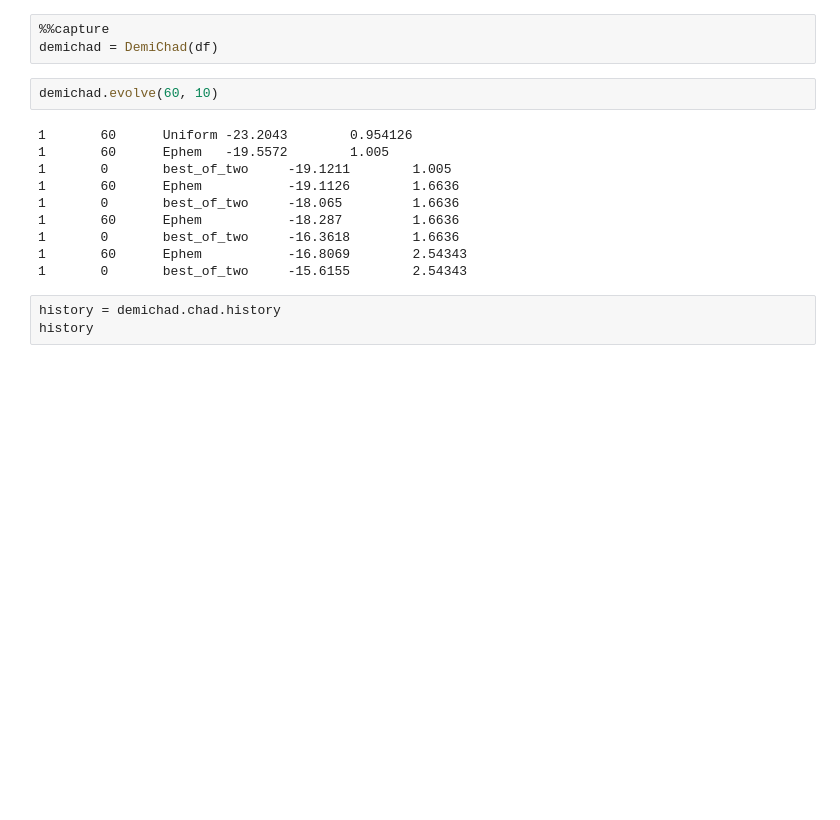
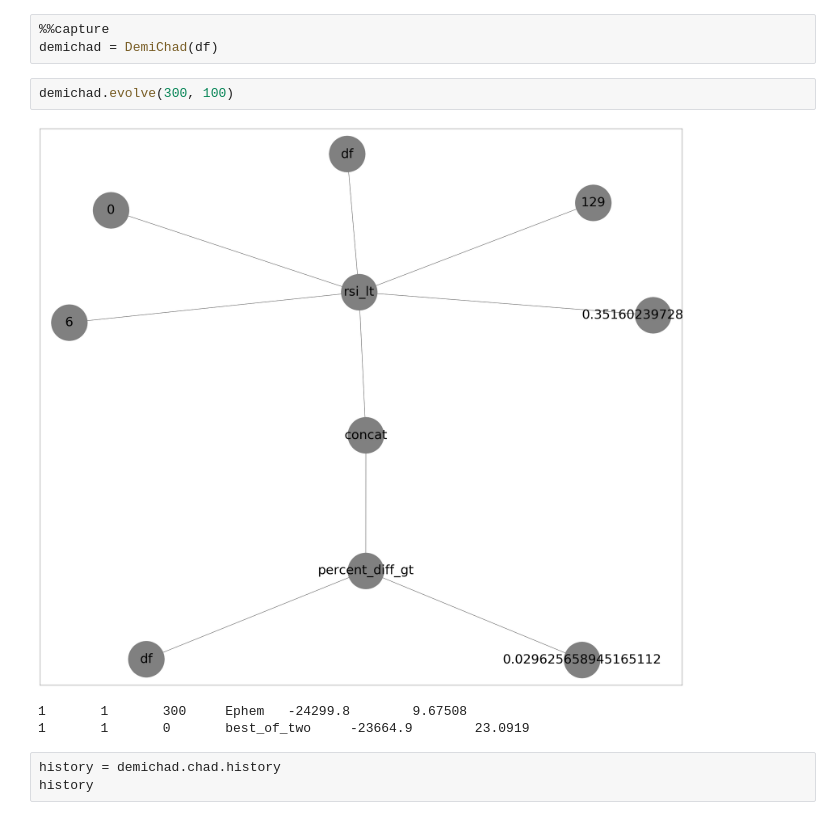
Before and after one commit to Distortedlogic/ionomy-python, a Jupyter notebook: notebooks/GPrules.ipynb, the cells around one changed output. Cells and saved outputs as stored; diff of their text form; blank space fills up the shorter version.

```diff
--- a/notebooks/GPrules.ipynb
+++ b/notebooks/GPrules.ipynb
@@ -40,17 +40,11 @@ df
 %%capture
 demichad = DemiChad(df)
 # %%
-demichad.evolve(60, 10)
+demichad.evolve(300, 100)
 # %% [output]
+[figure, added]
-1       60      Uniform -23.2043        0.954126
-1       60      Ephem   -19.5572        1.005
-1       0       best_of_two     -19.1211        1.005
-1       60      Ephem           -19.1126        1.6636
-1       0       best_of_two     -18.065         1.6636
-1       60      Ephem           -18.287         1.6636
-1       0       best_of_two     -16.3618        1.6636
-1       60      Ephem           -16.8069        2.54343
-1       0       best_of_two     -15.6155        2.54343
+1       1       300     Ephem   -24299.8        9.67508
+1       1       0       best_of_two     -23664.9        23.0919
 # %%
 history = demichad.chad.history
 history
```
Also changed, not shown: 8 other files.
